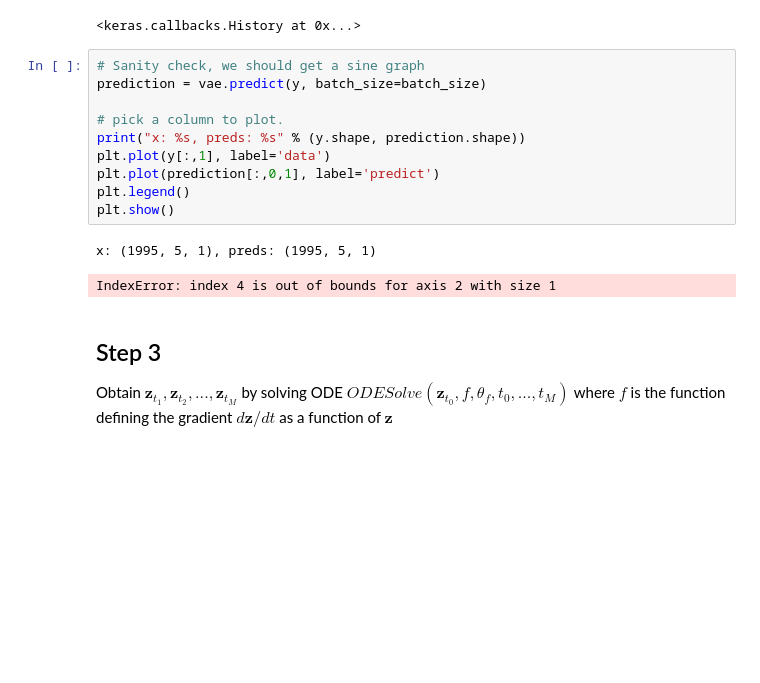
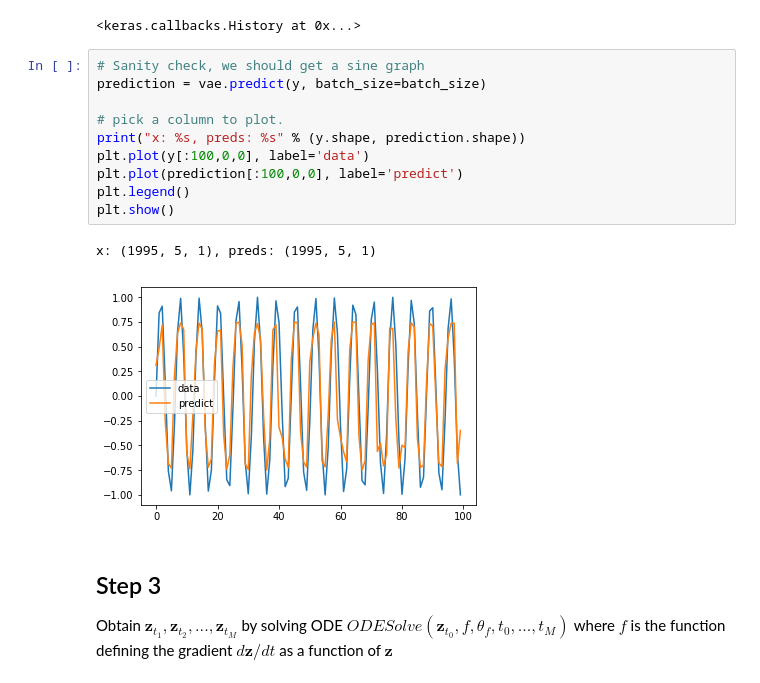
Before and after one commit to JSeam2/Neural-Ordinary-Differential-Equations, a Jupyter notebook: Training Latent ODE Model.ipynb, the cells around one changed output. Saved outputs shown, nothing was run; the diff lists cells and outputs as text; blank space fills up the shorter version.

```diff
--- a/Training Latent ODE Model.ipynb
+++ b/Training Latent ODE Model.ipynb
@@ -170,16 +170,16 @@ Epoch 20/20
 # %%
 # Sanity check, we should get a sine graph
 prediction = vae.predict(y, batch_size=batch_size)
 
 # pick a column to plot.
 print("x: %s, preds: %s" % (y.shape, prediction.shape))
-plt.plot(y[:,1], label='data')
-plt.plot(prediction[:,0,1], label='predict')
+plt.plot(y[:100,0,0], label='data')
+plt.plot(prediction[:100,0,0], label='predict')
 plt.legend()
 plt.show()
 # %% [output]
 x: (1995, 5, 1), preds: (1995, 5, 1)
-IndexError: index 4 is out of bounds for axis 2 with size 1
+[figure, added]
 # %% [markdown]
 ## Step 3
 Obtain $\textbf{z}_{t_{1}}, \textbf{z}_{t_{2}}, ..., \textbf{z}_{t_{M}} $ by solving ODE $ ODESolve(\textbf{z}_{t_{0}}, f, \theta_{f}, t_{0},...,t_{M})$ where $f$ is the function defining the gradient $d\textbf{z}/{dt}$ as a function of $\textbf{z}$
```
Also changed, not shown: 1 other file.
